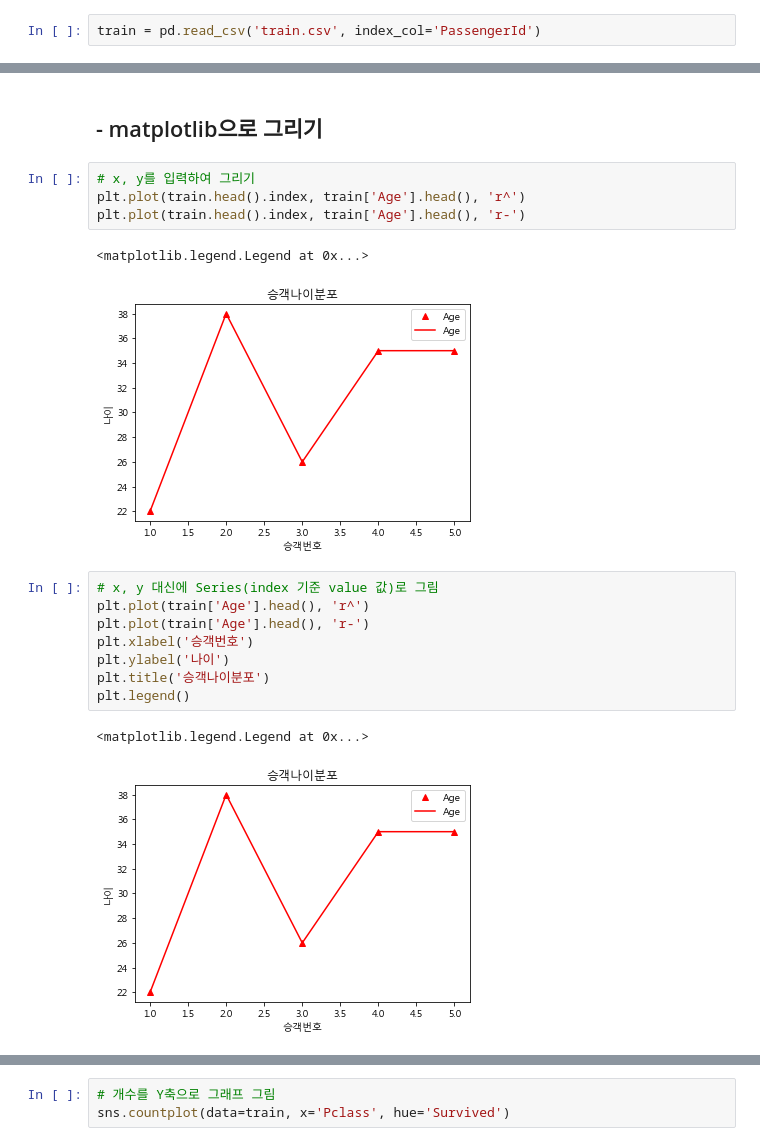
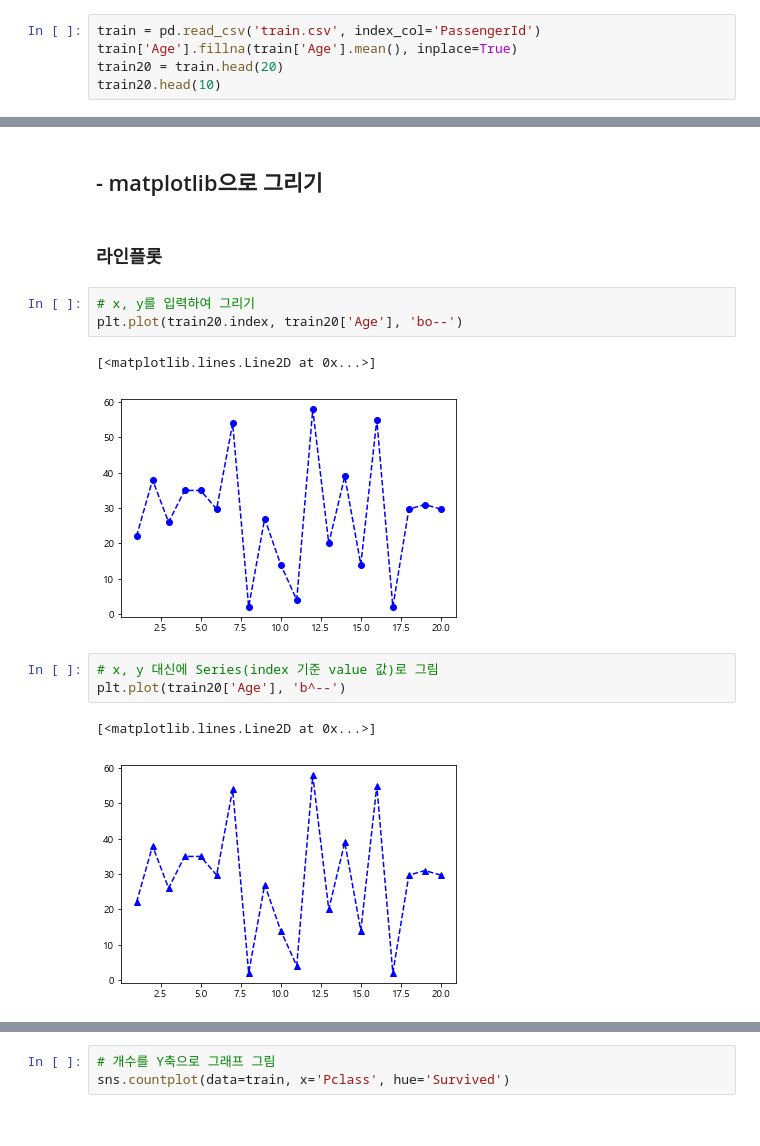
Before and after one commit to kinonia/python-note, a Jupyter notebook: 21.visualization-demo.ipynb, the cells around one changed output, grey strips where cells are left out. Saved outputs shown, nothing was run; the diff lists cells and outputs as text.

```diff
--- a/21.visualization-demo.ipynb
+++ b/21.visualization-demo.ipynb
@@ -7,2 +8,5 @@ import pandas as pd
 # %%
 train = pd.read_csv('train.csv', index_col='PassengerId')
+train['Age'].fillna(train['Age'].mean(), inplace=True)
+train20 = train.head(20)
+train20.head(10)
@@ -27,23 +34,19 @@ import seaborn as sns
 plt.rcParams["font.family"] = 'Malgun Gothic'
 # %% [markdown]
 ## - matplotlib으로 그리기
+# %% [markdown]
+### 라인플롯
 # %%
 # x, y를 입력하여 그리기
-plt.plot(train.head().index, train['Age'].head(), 'r^')
-plt.plot(train.head().index, train['Age'].head(), 'r-')
+plt.plot(train20.index, train20['Age'], 'bo--')
 # %% [output]
-<matplotlib.legend.Legend at 0x...>
+[<matplotlib.lines.Line2D at 0x...>]
-[figure, old version]
+[figure, new version]
 # %%
 # x, y 대신에 Series(index 기준 value 값)로 그림
-plt.plot(train['Age'].head(), 'r^')
-plt.plot(train['Age'].head(), 'r-')
-plt.xlabel('승객번호')
-plt.ylabel('나이')
-plt.title('승객나이분포')
-plt.legend()
+plt.plot(train20['Age'], 'b^--')
 # %% [output]
-<matplotlib.legend.Legend at 0x...>
+[<matplotlib.lines.Line2D at 0x...>]
-[figure, old version]
+[figure, new version]
 # %%
 # Serise/DataFrame의 plot()
```
Also changed, not shown: parts of 36 cells of this notebook, 1 other file.
